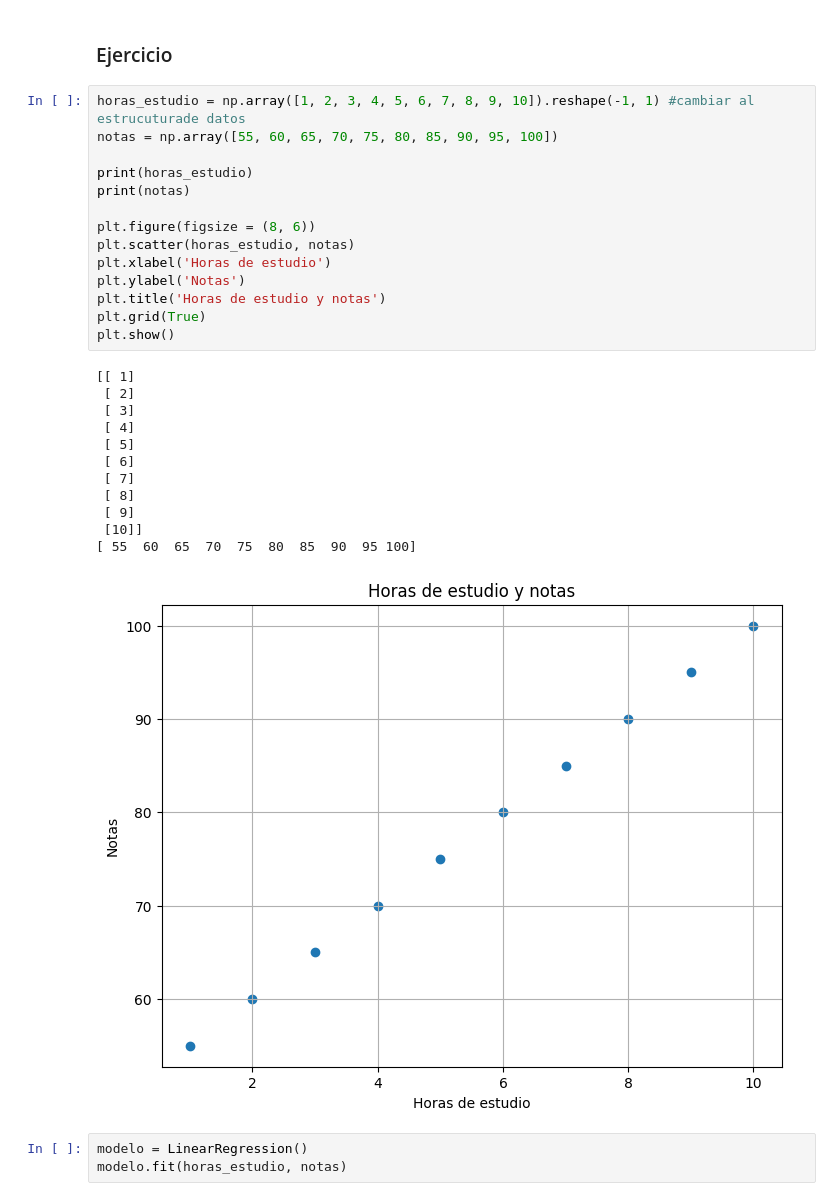
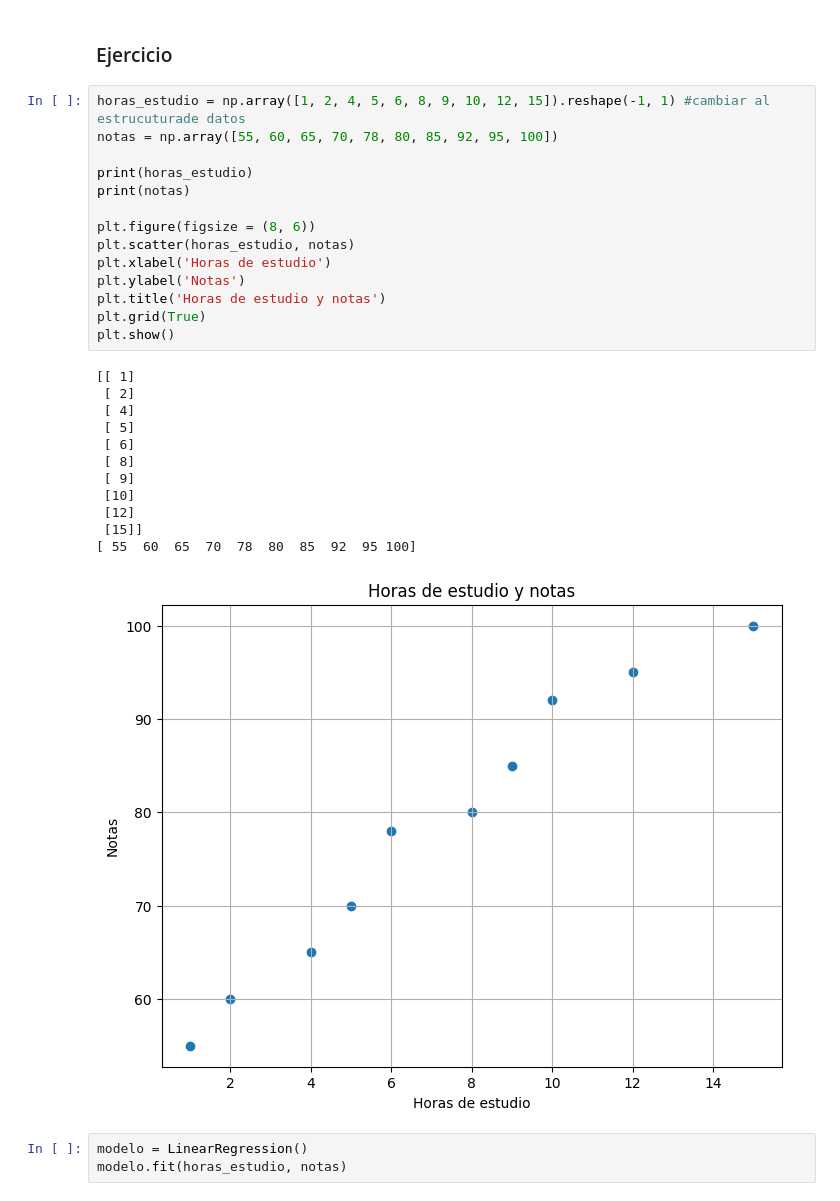
Before and after one commit to MattZG/Portafolio, a Jupyter notebook: Modulo_4.ipynb, the cells around one changed output. Drawn from its saved outputs; the diff is of its cells as text.

```diff
--- a/Modulo_4.ipynb
+++ b/Modulo_4.ipynb
@@ -865,32 +865,32 @@ plt.show()
 # %% [markdown]
 ### Ejercicio
 # %%
-horas_estudio = np.array([1, 2, 3, 4, 5, 6, 7, 8, 9, 10]).reshape(-1, 1) #cambiar al estrucuturade datos
-notas = np.array([55, 60, 65, 70, 75, 80, 85, 90, 95, 100])
+horas_estudio = np.array([1, 2, 4, 5, 6, 8, 9, 10, 12, 15]).reshape(-1, 1) #cambiar al estrucuturade datos
+notas = np.array([55, 60, 65, 70, 78, 80, 85, 92, 95, 100])
 
 print(horas_estudio)
 print(notas)
 
 plt.figure(figsize = (8, 6))
 plt.scatter(horas_estudio, notas)
 plt.xlabel('Horas de estudio')
 plt.ylabel('Notas')
 plt.title('Horas de estudio y notas')
 plt.grid(True)
 plt.show()
 # %% [output]
 [[ 1]
  [ 2]
- [ 3]
  [ 4]
  [ 5]
  [ 6]
- [ 7]
  [ 8]
  [ 9]
- [10]]
-[ 55  60  65  70  75  80  85  90  95 100]
+ [10]
+ [12]
+ [15]]
+[ 55  60  65  70  78  80  85  92  95 100]
-[figure, old version]
+[figure, new version]
 # %%
 modelo = LinearRegression()
 modelo.fit(horas_estudio, notas)
```
Also changed, not shown: parts of 3 cells of this notebook.
